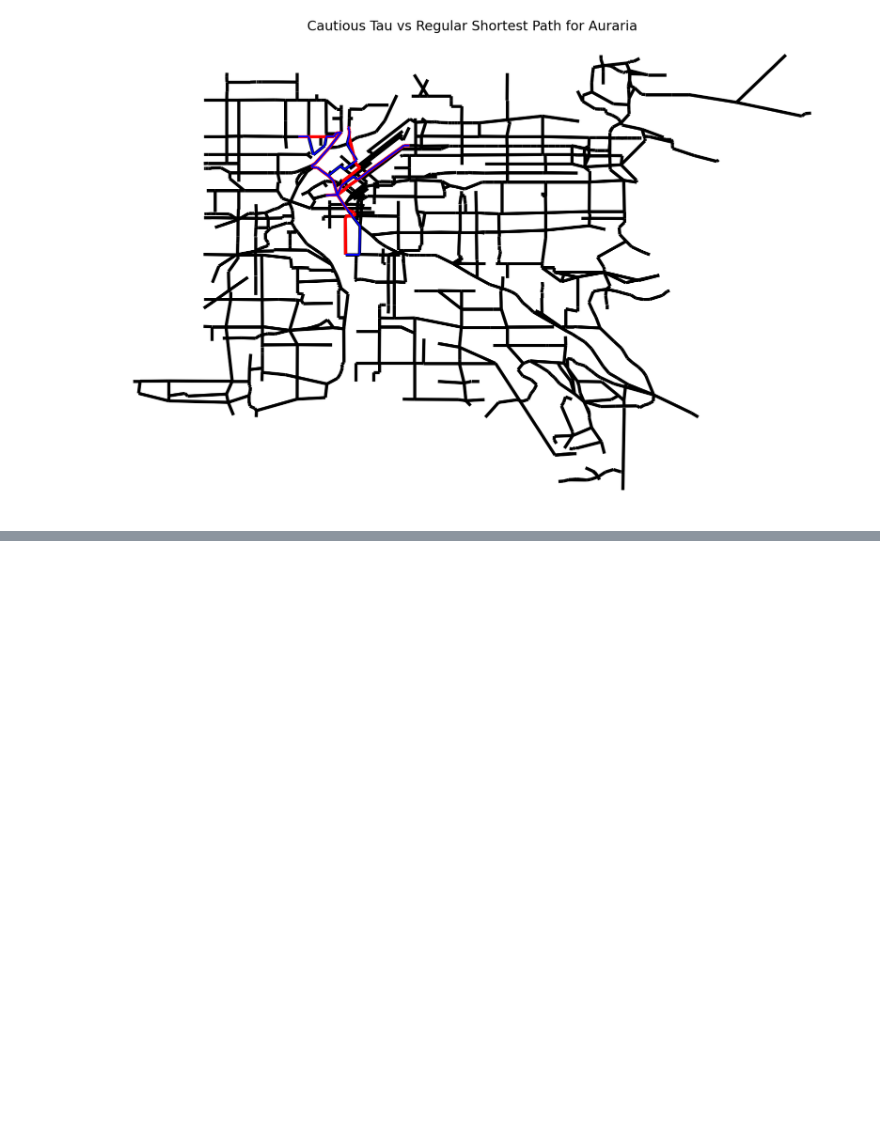
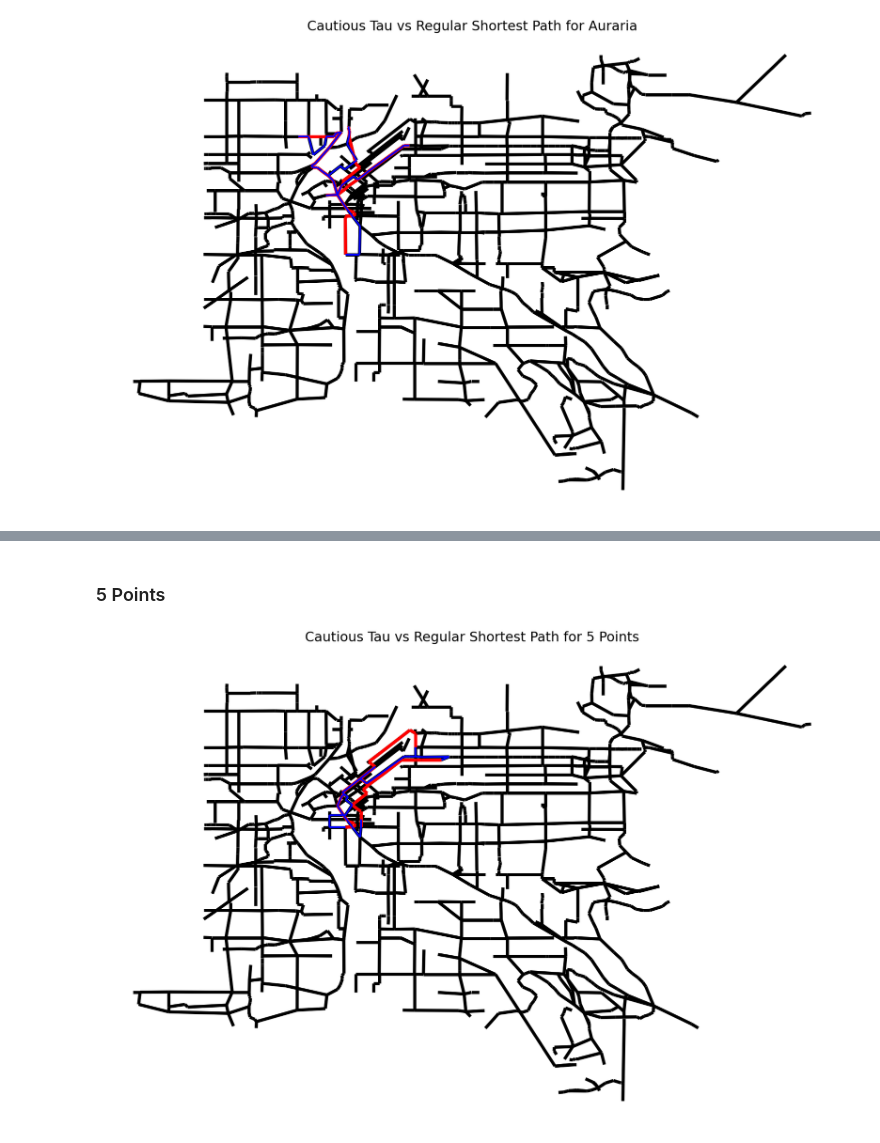
Before and after one commit to DillWithIt77/D2P_Spring_2022, a Jupyter notebook: Bike Lane Analysis.ipynb, the cells around one changed output, grey strips where cells are left out. Drawn from its saved outputs; the diff is of its cells as text; code cells hidden in the pictures; blank space fills up the shorter version.

```diff
--- a/Bike Lane Analysis.ipynb
+++ b/Bike Lane Analysis.ipynb
@@ -247,0 +263,23 @@ print(big_inc_N - big_inc)
+# %% [markdown]
+### 5 Points
+# %%
+dcm_sp = csv.reader(open('dcm_sp.csv'), delimiter=',')
+dest = 112
+top_num = 5
+url_sp = "https://raw.githubusercontent.com/DillWithIt77/D2P_Spring_2022/main/shortest_path_res/DCM_res.csv"
+string2 = "5 Points"
+
+# Cautious cyclist
+dcm_tau_c = csv.reader(open('tau_results/5points_tau_cautious_paths.csv'), delimiter=',')
+url_tau_c = "https://raw.githubusercontent.com/DillWithIt77/D2P_Spring_2022/main/tau_results/5points_tau_distances_cautious.csv"
+string = "Cautious"
+
+tau_vs_sp(dcm_sp, dcm_tau_c, dest, top_num, url_sp, url_tau_c, string, string2)
+
+# #Adventurous cyclist
+# dcm_tau_r = csv.reader(open('tau_results/5points_tau_risky_paths.csv'), delimiter=',')
+# url_tau_r = "https://raw.githubusercontent.com/DillWithIt77/D2P_Spring_2022/main/tau_results/5points_tau_distances_risky.csv"
+# string = "Risky"
+# tau_vs_sp(dcm_sp, dcm_tau_r, dest, top_num, url_sp, url_tau_r, string, string2)
+# %% [output]
+[figure, added]
```
Also changed, not shown: parts of 27 cells of this notebook, 2 other files.
